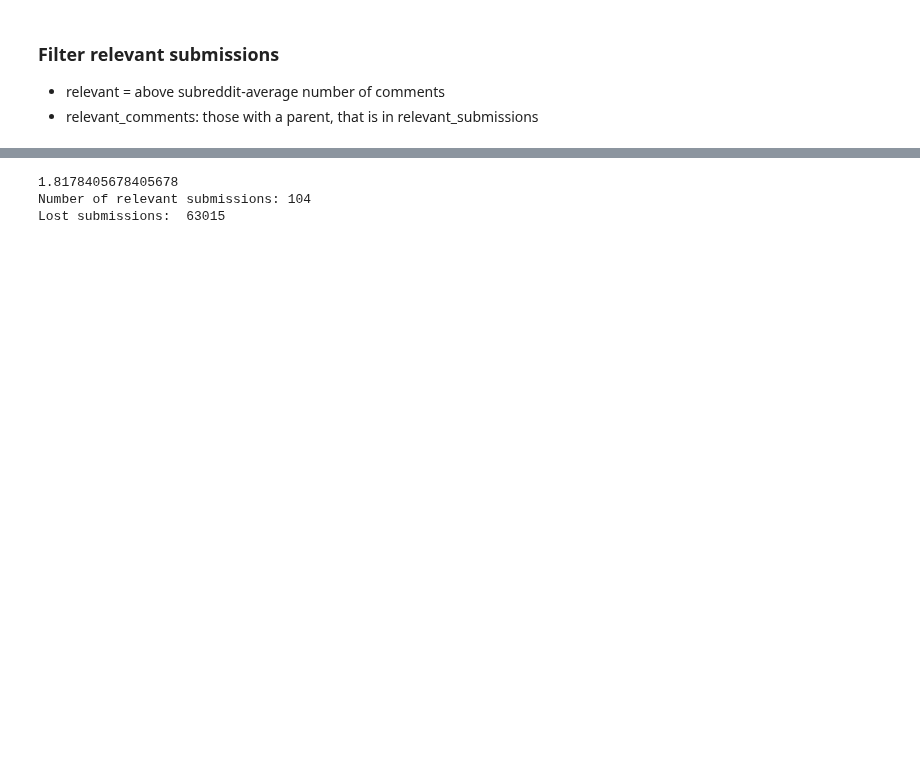
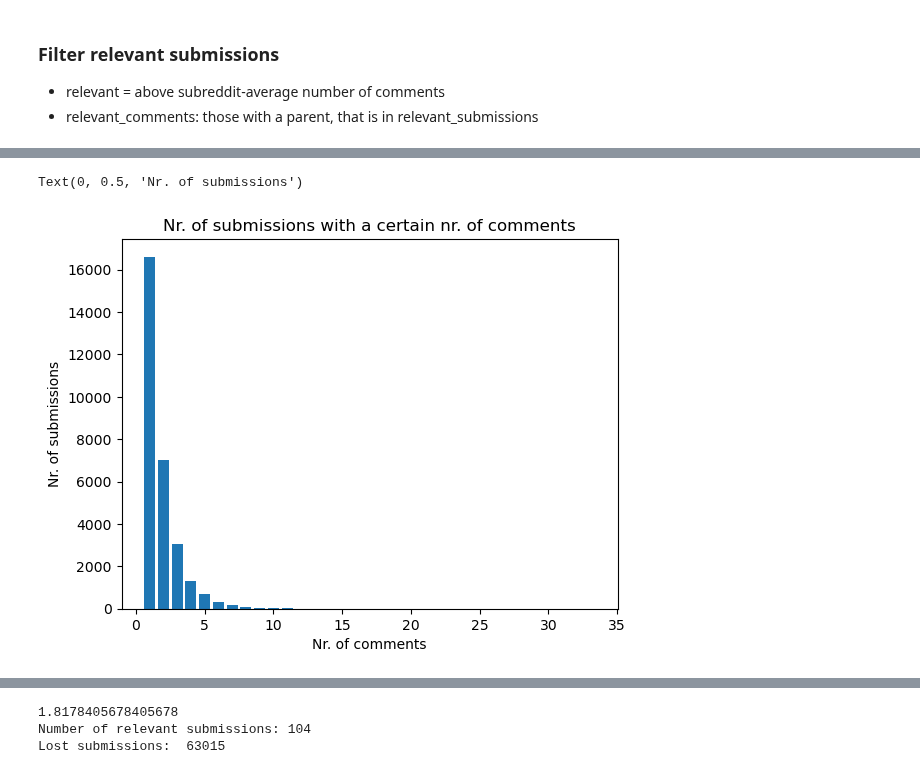
Before and after one commit to elenasolar/MasterThesis_EMI_and_Disagreement, a Jupyter notebook: code/preprocessing/AmericanPolitics/AmericanPolitics_pre_classification.ipynb, the cells around one changed output, grey strips where cells are left out. Saved outputs shown, nothing was run; the diff lists cells and outputs as text; code cells hidden in the pictures; blank space fills up the shorter version.

Commit message:
AmPol, not relevant for Thesis

```diff
--- a/code/preprocessing/AmericanPolitics/AmericanPolitics_pre_classification.ipynb
+++ b/code/preprocessing/AmericanPolitics/AmericanPolitics_pre_classification.ipynb
@@ -138,0 +90,5 @@ submissions
+# %%
+relevant_submissions = pd.DataFrame(comments.groupby('parent_id')['id'].count()).reset_index().rename(columns={'parent_id' : 'submission_id', 'id' : 'count'})
+print(relevant_submissions['count'].mean())
+relevant_submissions
+# get nr of submissions, for which I do have comments --> 29.304
@@ -138,0 +110,3 @@ submissions
+# %%
+plt_data = pd.DataFrame(relevant_submissions['count'].value_counts()).rename(columns={'count' : 'class_count'}).reset_index().rename(columns={'count' : 'comment_count'}).sort_values(by = "comment_count").reset_index(drop=True)
+plt_data
@@ -138,0 +137,10 @@ submissions
+# %%
+# excluding 248 comments
+
+plt.bar(x = plt_data['comment_count'][:16], height = plt_data['class_count'][:16])
+plt.title("Nr. of submissions with a certain nr. of comments")
+plt.xlabel("Nr. of comments")
+plt.ylabel("Nr. of submissions")
+# %% [output]
+Text(0, 0.5, 'Nr. of submissions')
+[figure, added]
```
Also changed, not shown: parts of 13 cells of this notebook.
